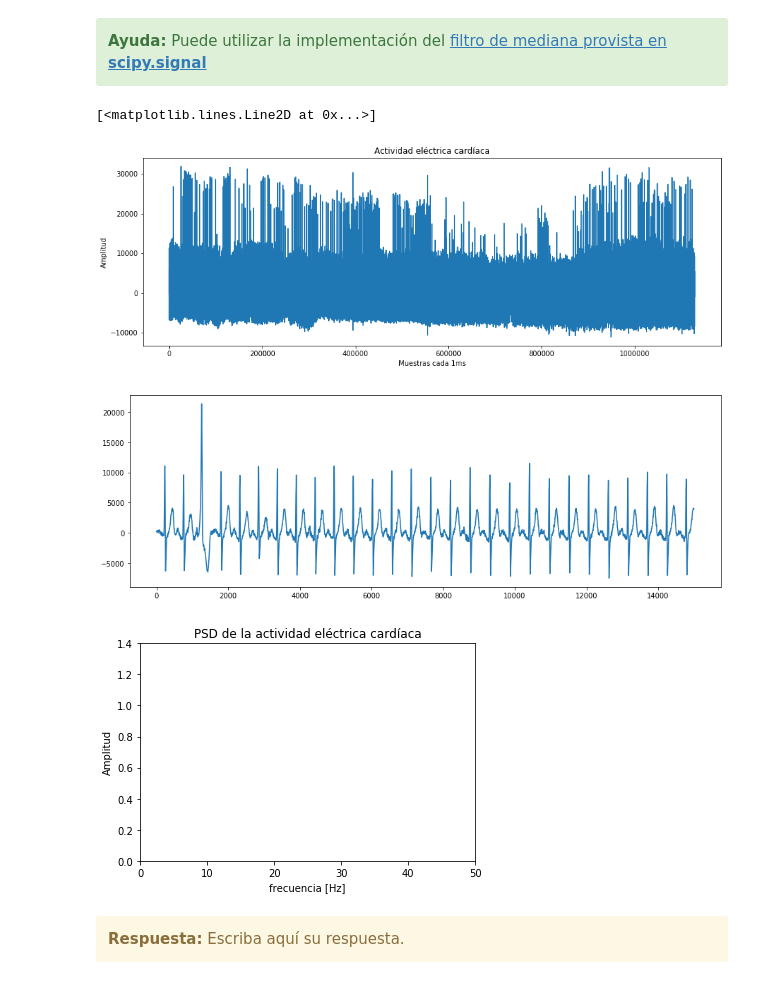
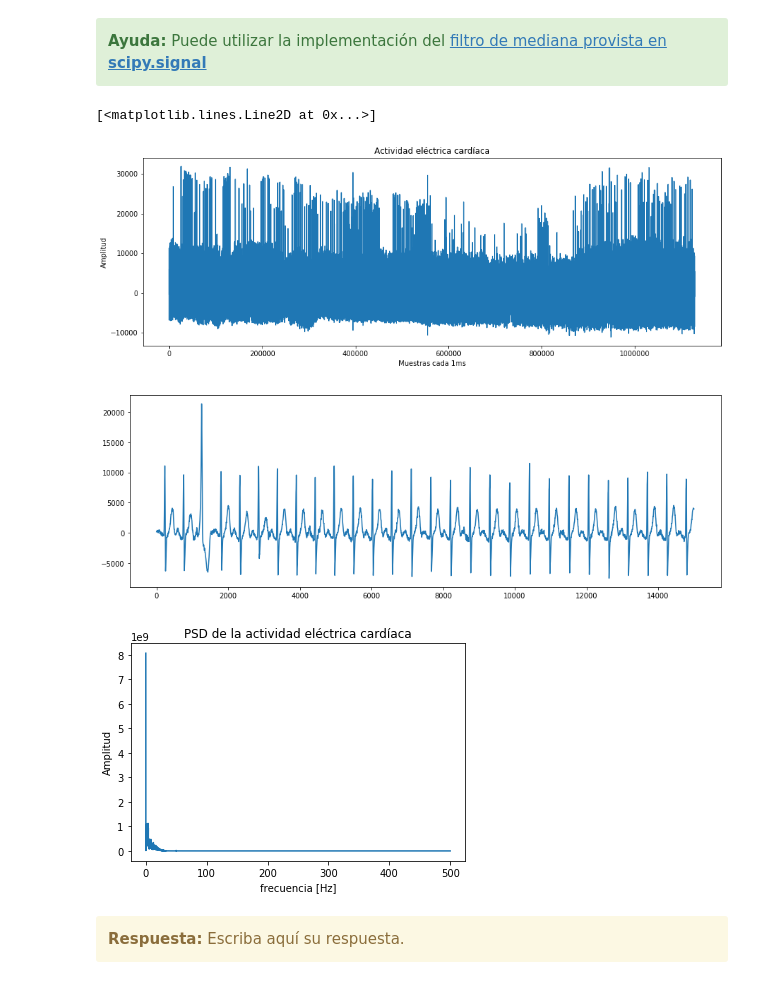
Before and after one commit to Sidorczuk/DSP, a Jupyter notebook: TP4-Filtrado.ipynb, the cells around one changed output. Cells and saved outputs as stored; diff of their text form; code cells hidden in the pictures.

```diff
--- a/TP4-Filtrado.ipynb
+++ b/TP4-Filtrado.ipynb
@@ -222,70 +243,41 @@ $$ \hat{x} = s - \hat{b} $$
 <b>Ayuda:</b> Puede utilizar la implementación del <a href="https://docs.scipy.org/doc/scipy/reference/tutorial/signal.html#median-filter">filtro de mediana provista en <b>scipy.signal</b></a>
 </div>
 # %%
-def Welch(s,L,rep):
-    N = len(s.flatten())
-    s = s.reshape(1,N)
-    K = int(2 * (N/L) - 1)
-    D = int(L/2)
-    for i in range(K):
-        W = np.array(myf.BartlettW(L))
-        U = sum(W**2)/len(W)
-        W = W.reshape(1,L)
-        PSDw = np.zeros([rep,L])
-        for k in range(rep):
-            n1 = np.array(s[k,:])
-            x = np.zeros([K,L])
-            for j in range(K):
-                beg = j*D
-                fin = int( (j/2 + 1)*L )
-                x[j,:] = n1[beg:fin]*W
-
-            PSDx = (abs(np.fft.fft(x,axis=1))**2)/L
-            PSDw[k,:] = np.mean(PSDx,axis=0)
-
-        PSDw /= U
-        PSDp = np.mean(PSDw,axis=0)
-        return PSDp
-#####################################################
-mat_struct = sio.loadmat('./ECG_TP4.mat')
-ecg_one_lead = mat_struct['ecg_lead']
-N = len(ecg_one_lead)
-
 B = sig.medfilt(ecg_one_lead.flatten(),201)
 B = sig.medfilt(B.flatten(),601)
 S_B = ecg_one_lead-B.reshape(N,1)
 
 plt.figure(figsize=(15,5))
 plt.title('Actividad eléctrica cardíaca (Zoom a una zona particular)')
 plt.xlabel('Muestras [ms]')
 plt.ylabel('Amplitud')
 plt.plot(S_B)
 plt.title('Actividad eléctrica cardíaca')
 plt.xlabel('Muestras cada 1ms')
 plt.ylabel('Amplitud')
 plt.figure(figsize=(15,5))
 plt.plot(S_B[450000:465000])
 #####################################################
 fs = 1000
 Ts = 1/fs
 L = 50000
 D = int(L/2)
 rep = 1
 R = int(D * np.floor(N/D))
-PSDp = Welch(S_B[0:R],L,rep)
+PSDp = myf.Welch(S_B[0:R],L,rep)
 freq = np.fft.fftfreq(L,Ts)
-plt.figure()
+plt.figure(figsize=(15,5))
 plt.title('PSD de la actividad eléctrica cardíaca')
 plt.xlabel('frecuencia [Hz]')
 plt.ylabel('Amplitud')
 #plt.xlim([0,50])
 #plt.ylim([0,1.4])
 plt.plot(freq[0:D],PSDp[0:D])
 # %% [output]
 [<matplotlib.lines.Line2D at 0x...>]
 [figure]
 [figure]
-[figure, old version]
+[figure, new version]
 # %% [markdown]
 <div class="alert alert-block alert-warning">
 <b>Respuesta:</b> Escriba aquí su respuesta.
```
Also changed, not shown: parts of 5 cells of this notebook.
